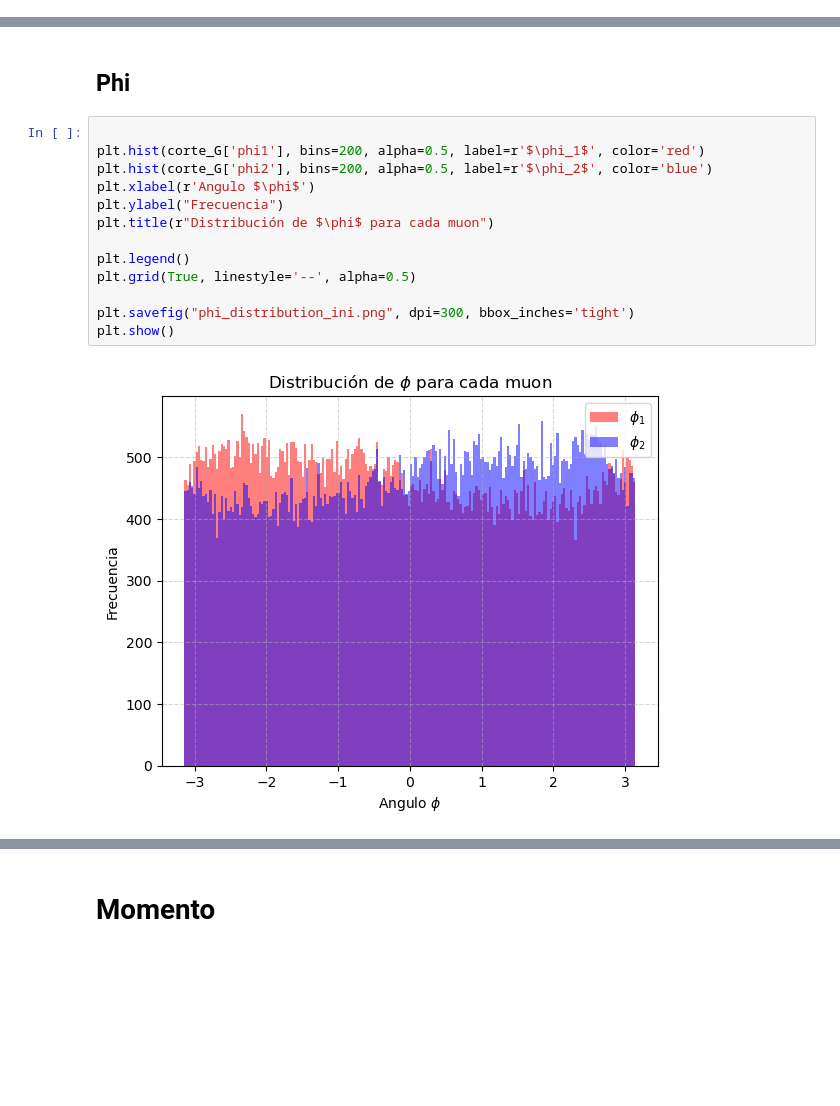
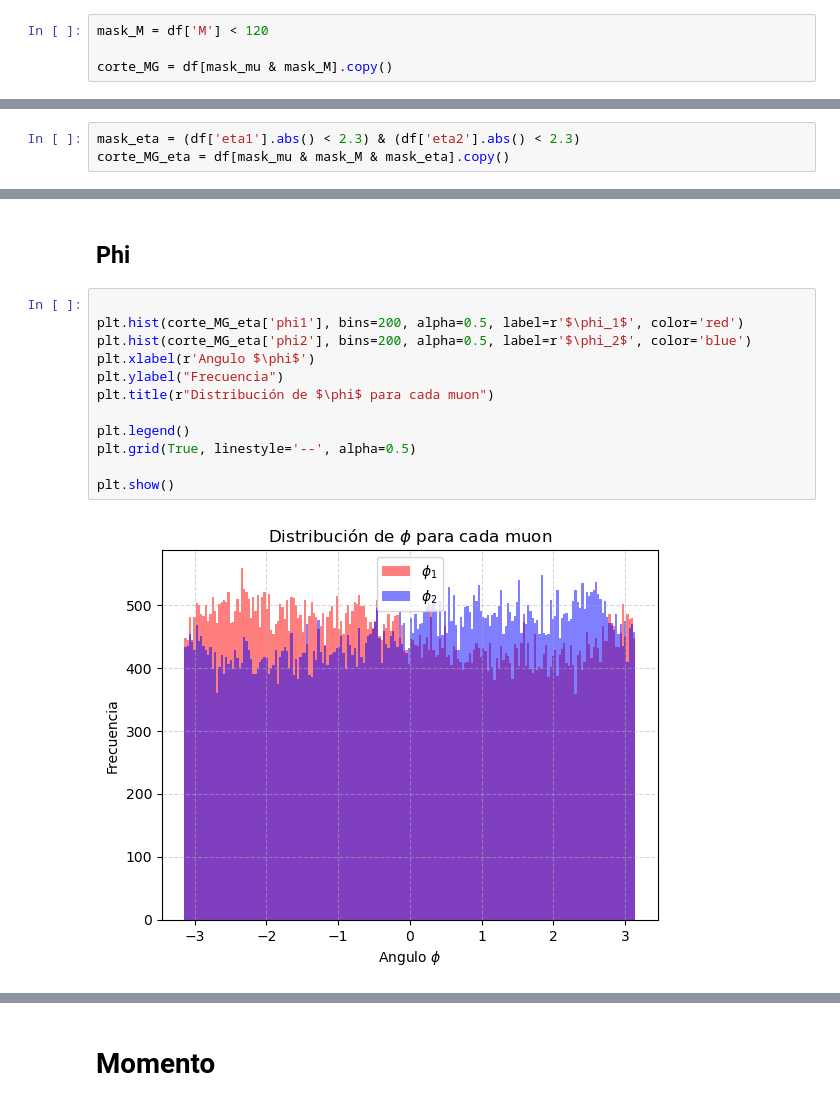
Before and after one commit to ProgramasParaFisicaDeParticulas/blindsampleanalysiswithcsv9-Art-999, a Jupyter notebook: Sample_desconocida.ipynb, the cells around one changed output, grey strips where cells are left out. Cells and saved outputs as stored; diff of their text form; blank space fills up the shorter version.

```diff
--- a/Sample_desconocida.ipynb
+++ b/Sample_desconocida.ipynb
@@ -78,0 +88,4 @@ plt.show()
+# %%
+mask_M = df['M'] < 120
+
+corte_MG = df[mask_mu & mask_M].copy()
@@ -78,0 +111,3 @@ plt.show()
+# %%
+mask_eta = (df['eta1'].abs() < 2.3) & (df['eta2'].abs() < 2.3)
+corte_MG_eta = df[mask_mu & mask_M & mask_eta].copy()
@@ -120,17 +286,16 @@ plt.show()
 ## Phi
 # %%
 
-plt.hist(corte_G['phi1'], bins=200, alpha=0.5, label=r'$\phi_1$', color='red')
-plt.hist(corte_G['phi2'], bins=200, alpha=0.5, label=r'$\phi_2$', color='blue')
+plt.hist(corte_MG_eta['phi1'], bins=200, alpha=0.5, label=r'$\phi_1$', color='red')
+plt.hist(corte_MG_eta['phi2'], bins=200, alpha=0.5, label=r'$\phi_2$', color='blue')
 plt.xlabel(r'Angulo $\phi$')
 plt.ylabel("Frecuencia")
 plt.title(r"Distribución de $\phi$ para cada muon")
 
 plt.legend()
 plt.grid(True, linestyle='--', alpha=0.5)
 
-plt.savefig("phi_distribution_ini.png", dpi=300, bbox_inches='tight')
 plt.show()
 # %% [output]
-[figure, old version]
+[figure, new version]
 # %%
```
Also changed, not shown: parts of 28 cells of this notebook.
